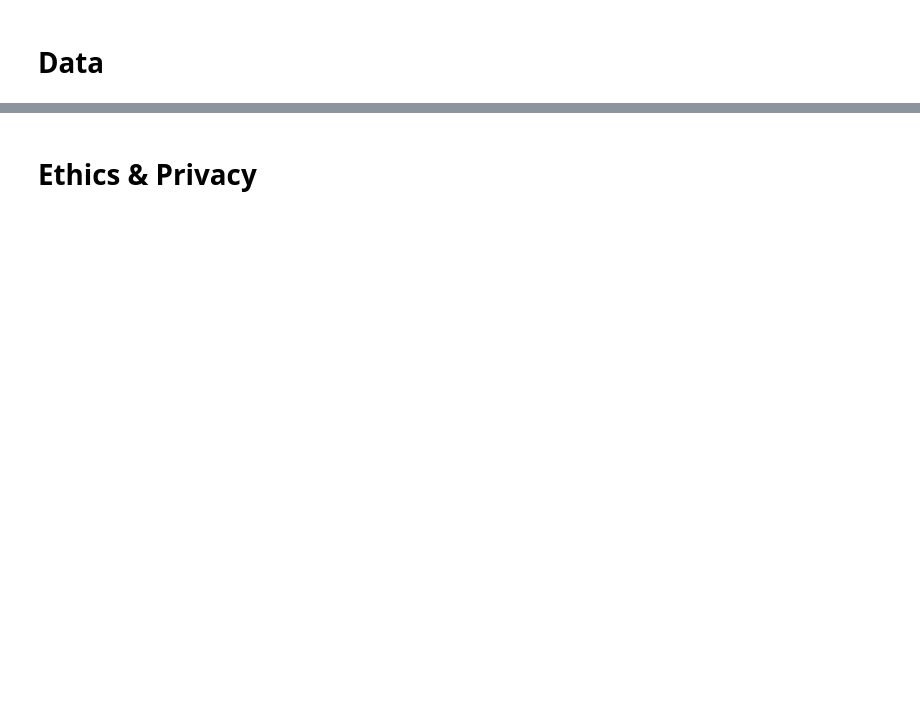
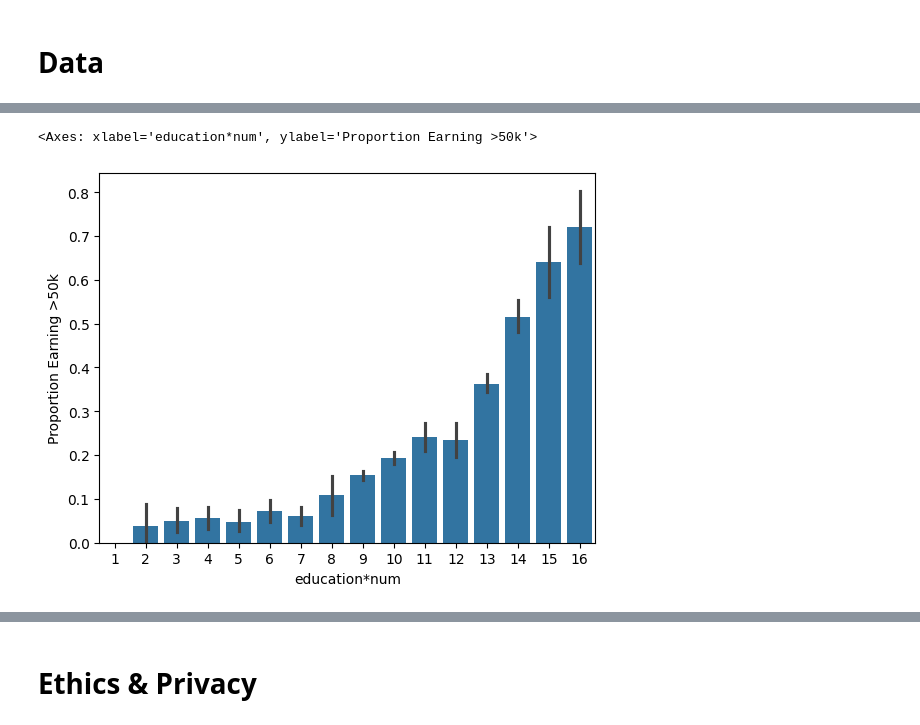
Before and after one commit to Nooowin/edu-salary-analysis, a Jupyter notebook: FinalProject_Group179_WI25.ipynb, the cells around one changed output, grey strips where cells are left out. Cells and saved outputs as stored; diff of their text form; code cells hidden in the pictures; blank space fills up the shorter version.

```diff
--- a/FinalProject_Group179_WI25.ipynb
+++ b/FinalProject_Group179_WI25.ipynb
@@ -122,0 +71,18 @@ Some more words and stuff.  Remember notebooks work best if you interleave the c
+# %%
+#Imports
+import seaborn as sns
+import pandas as pd
+import matplotlib.pyplot as plt
+import statsmodels.api as sm
+
+#Load:
+df = pd.read_csv('salary.csv')
+
+#Data cleaning/wrangling:
+df_new = df.dropna(how='all')  #drop rows with all null values(if any)
+df_new["education"] = df_new["education"].str.strip() #delete leading whitespaces
+df_new = df[df["hours-per-week"] == 40]  #specify 40 hrs a week
+df_new = df_new[~df_new["workclass"].isin(["Without-pay", "Never-worked"])] #remove anyone who is unemployed
+
+#Data tidying:
+df_new.columns = df_new.columns.str.replace('-', '*')  #*use snake_case, better readability
@@ -122,0 +99,14 @@ Some more words and stuff.  Remember notebooks work best if you interleave the c
+# %%
+#dropping irrelevant columns
+df_new = df_new.drop(columns = ['fnlwgt', 'marital*status', 'capital*gain', 'capital*loss'])
+# %%
+#creating function to turn salary column values into booleans
+#True -> >50K, False -> <=50K
+def create_boolean(string):
+    string = string.strip()
+    if (string == '<=50K'):
+        return False
+    if (string == '>50K'):
+        return True
+
+df_new['salary'] = df_new['salary'].apply(create_boolean)
@@ -122,0 +116,7 @@ Some more words and stuff.  Remember notebooks work best if you interleave the c
+# %%
+#barplot graphing education levels and proportion of individuals earning >50k annually
+plt.ylabel("Proportion Earning >50k")
+sns.barplot(x = 'education*num', y = 'salary', data = df_new)
+# %% [output]
+<Axes: xlabel='education*num', ylabel='Proportion Earning >50k'>
+[figure, added]
```
Also changed, not shown: parts of 59 cells of this notebook.
